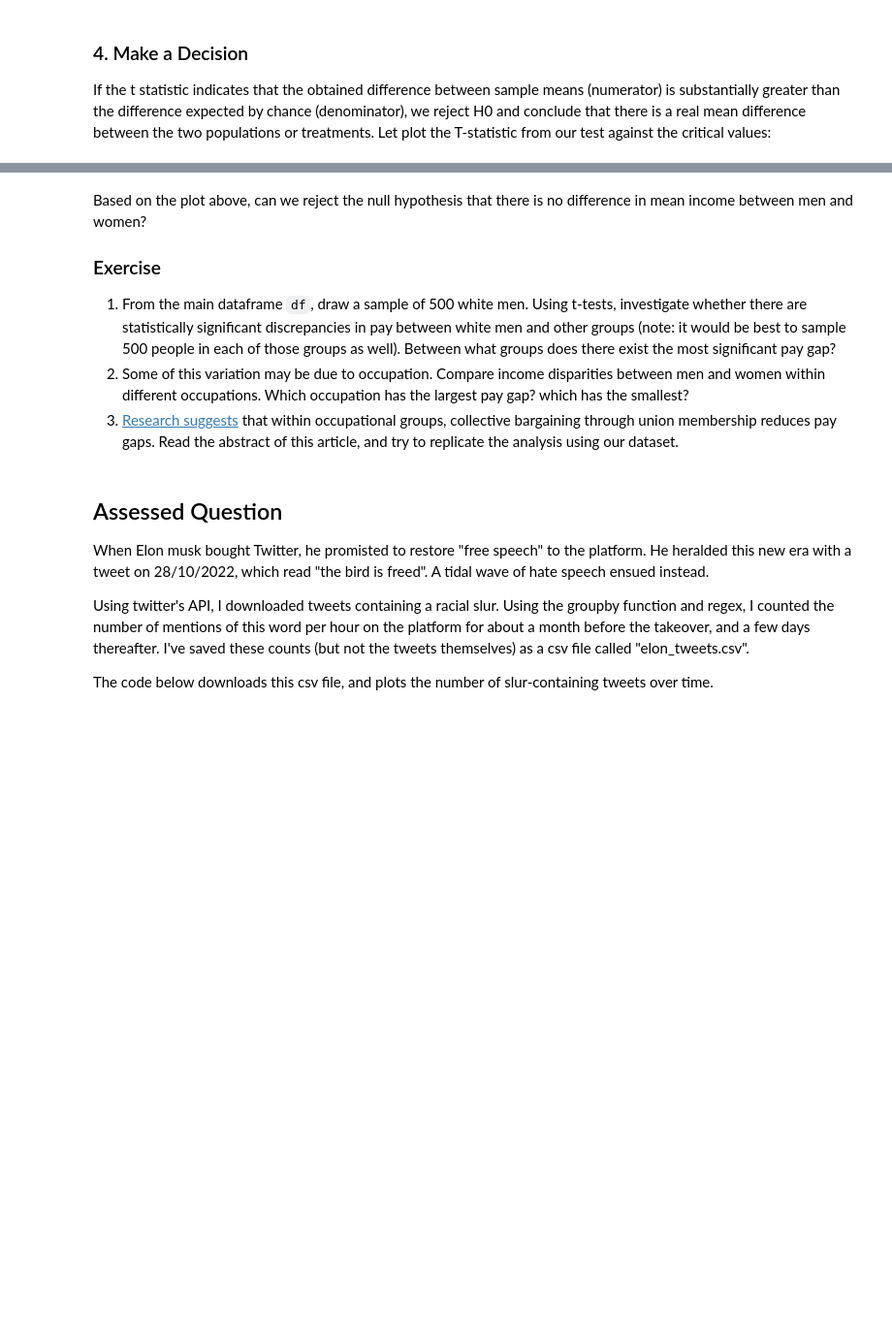
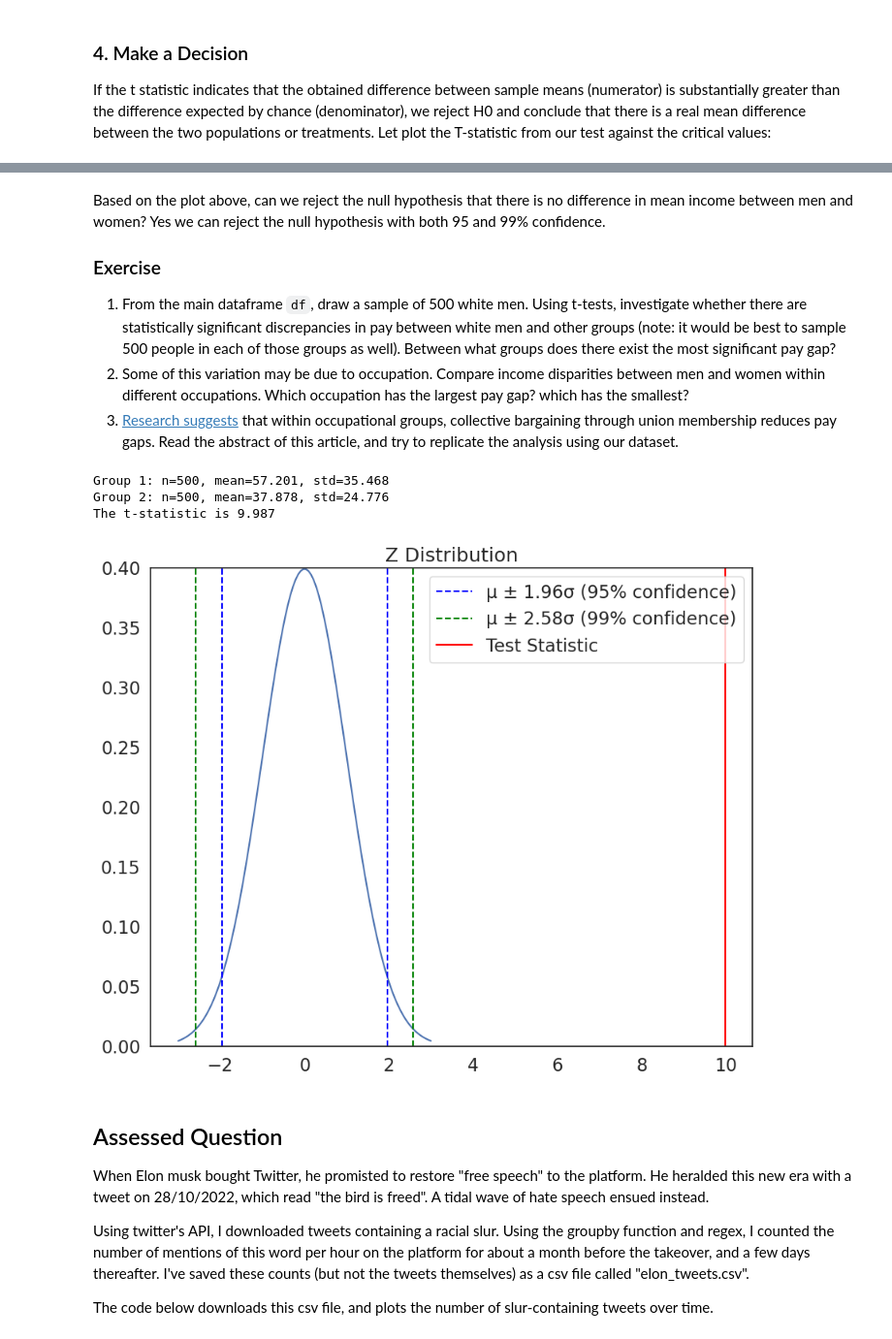
Before and after one commit to defneyucesir/QM-2, a Jupyter notebook: notebooks/W06. Hypothesis Testing.ipynb, the cells around one changed output, grey strips where cells are left out. Shown at 97% size. Saved outputs shown, nothing was run; the diff lists cells and outputs as text; code cells hidden in the pictures; blank space fills up the shorter version.

```diff
--- a/notebooks/W06. Hypothesis Testing.ipynb
+++ b/notebooks/W06. Hypothesis Testing.ipynb
@@ -277,8 +281,22 @@ plot_z(t) # plot the test statistic on the z distribution
 # %% [markdown]
 Based on the plot above, can we reject the null hypothesis that there is no difference in mean income between men and women?
+Yes we can reject the null hypothesis with both 95 and 99% confidence.
 
 ### Exercise
 
 1. From the main dataframe `df`, draw a sample of 500 white men. Using t-tests, investigate whether there are statistically significant discrepancies in pay between white men and other groups (note: it would be best to sample 500 people in each of those groups as well). Between what groups does there exist the most significant pay gap?
 2. Some of this variation may be due to occupation. Compare income disparities between men and women within different occupations. Which occupation has the largest pay gap? which has the smallest?
 3. [Research suggests](https://journals.sagepub.com/doi/abs/10.1177/0730888401028004005) that within occupational groups, collective bargaining through union membership reduces pay gaps. Read the abstract of this article, and try to replicate the analysis using our dataset.
+# %%
+white_men = df[(df['race']==1) & (df['sex']==1)]
+white_men_sample= white_men.sample(n=500, random_state=18)
+black_women = df[(df['race']==2) & (df['sex']==2)]
+black_women_sample=black_women.sample(n=500, random_state=18)
+t = manual_ttest(white_men_sample['income'],black_women_sample['income'])
+plot_z(t)
+#As we can see from the graph below the t-statistic of 9.99 for the mean difference in income between the samples of black women and white men is statistically significant at both 95% and 99% significance.
+# %% [output]
+Group 1: n=500, mean=57.201, std=35.468
+Group 2: n=500, mean=37.878, std=24.776
+The t-statistic is 9.987
+[figure, added]
```
Also changed, not shown: parts of 11 cells of this notebook.
